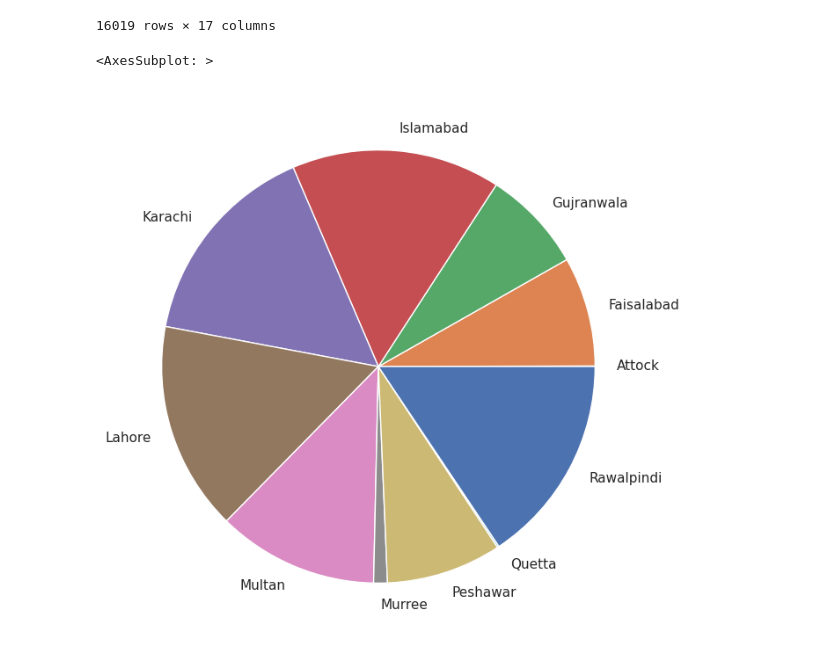
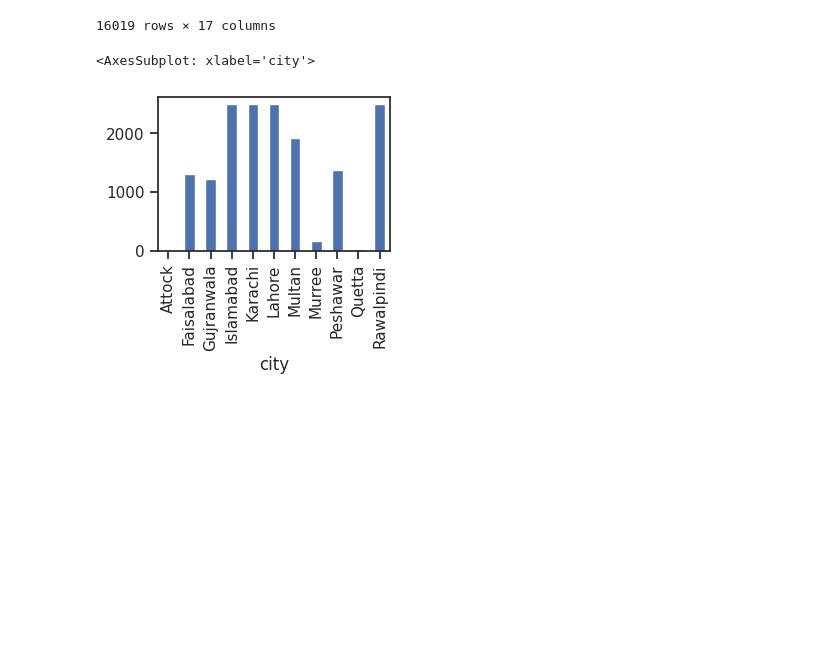
Before and after one commit to IIvexII/Machine-Learning-Projects, a Jupyter notebook: Regression/house_price_MLR.ipynb, the cells around one changed output. Saved outputs shown, nothing was run; the diff lists cells and outputs as text; code cells hidden in the pictures; blank space fills up the shorter version.

Commit message:
feat: change the graph type from pie to bar

```diff
--- a/Regression/house_price_MLR.ipynb
+++ b/Regression/house_price_MLR.ipynb
@@ -52,10 +52,10 @@ data_set
 16019 rows × 17 columns
 # %%
 # make a pie chart for this data set
-data_set.groupby("city").size().plot(kind="pie", figsize=(8,8))
+data_set.groupby("city").size().plot(kind="bar", figsize=(3,2))
 # %% [output]
-<AxesSubplot: >
+<AxesSubplot: xlabel='city'>
-[figure, old version]
+[figure, new version]
 # %%
 data_set = data_set.drop(["city", "location"], axis = 1)
 
```
